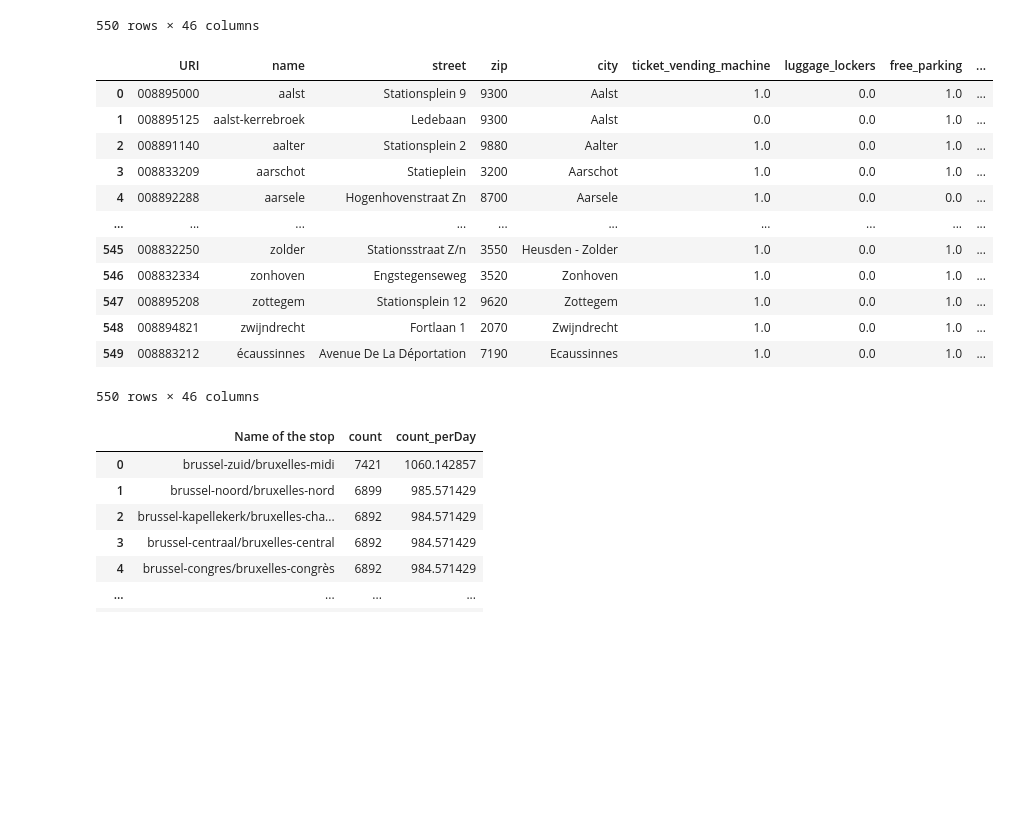
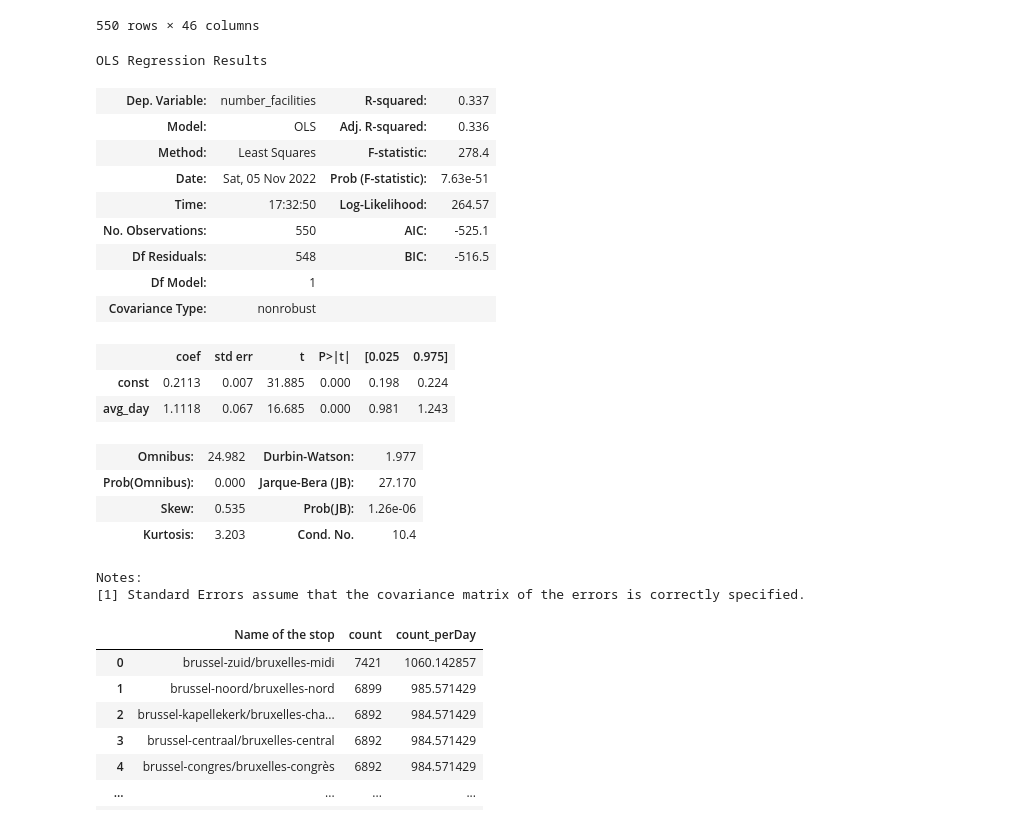
Before and after one commit to Seoyangsam/ACRM, a Jupyter notebook: src/Q17.ipynb, the cells around one changed output. Drawn from its saved outputs; the diff is of its cells as text; code cells hidden in the pictures; blank space fills up the shorter version.

```diff
--- a/src/Q17.ipynb
+++ b/src/Q17.ipynb
@@ -61,31 +61,36 @@ merge
 # %%
 #First we need to do scaling in order to be able to compare daily travelers with daily trains:
 scaler = MinMaxScaler()
 scaler.fit(merge[['avg_day', 'number_facilities']])
 merge[['avg_day', 'number_facilities']] = scaler.transform(merge[['avg_day', 'number_facilities']])
 #univariate regression for daily travelers:
 X = merge['avg_day']
 Y = merge['number_facilities']
 X = sm.add_constant(X) # adding a constant: Y = beta0 + beta1*X1 + beta2*X2 + espilon instead of Y = beta1*X1 + beta2*X2 + epsilon
 
 model = sm.OLS(Y, X).fit()
 print_model = model.summary()
 print_model
-merge
 # %% [output]
+OLS Regression Results
-|  | URI | name | street | zip | city | ticket_vending_machine | luggage_lockers | free_parking | ... |
-| 0 | 008895000 | aalst | Stationsplein 9 | 9300 | Aalst | 1.0 | 0.0 | 1.0 | ... |
-| 1 | 008895125 | aalst-kerrebroek | Ledebaan | 9300 | Aalst | 0.0 | 0.0 | 1.0 | ... |
-| 2 | 008891140 | aalter | Stationsplein 2 | 9880 | Aalter | 1.0 | 0.0 | 1.0 | ... |
-| 3 | 008833209 | aarschot | Statieplein | 3200 | Aarschot | 1.0 | 0.0 | 1.0 | ... |
-| 4 | 008892288 | aarsele | Hogenhovenstraat Zn | 8700 | Aarsele | 1.0 | 0.0 | 0.0 | ... |
-| ... | ... | ... | ... | ... | ... | ... | ... | ... | ... |
-| 545 | 008832250 | zolder | Stationsstraat Z/n | 3550 | Heusden - Zolder | 1.0 | 0.0 | 1.0 | ... |
-| 546 | 008832334 | zonhoven | Engstegenseweg | 3520 | Zonhoven | 1.0 | 0.0 | 1.0 | ... |
-| 547 | 008895208 | zottegem | Stationsplein 12 | 9620 | Zottegem | 1.0 | 0.0 | 1.0 | ... |
-| 548 | 008894821 | zwijndrecht | Fortlaan 1 | 2070 | Zwijndrecht | 1.0 | 0.0 | 1.0 | ... |
-| 549 | 008883212 | écaussinnes | Avenue De La Déportation | 7190 | Ecaussinnes | 1.0 | 0.0 | 1.0 | ... |
+| Dep. Variable: | number_facilities | R-squared: | 0.337 |
+| Model: | OLS | Adj. R-squared: | 0.336 |
+| Method: | Least Squares | F-statistic: | 278.4 |
+| Date: | Sat, 05 Nov 2022 | Prob (F-statistic): | 7.63e-51 |
+| Time: | 17:32:50 | Log-Likelihood: | 264.57 |
+| No. Observations: | 550 | AIC: | -525.1 |
+| Df Residuals: | 548 | BIC: | -516.5 |
+| Df Model: | 1 |  |  |
+| Covariance Type: | nonrobust |  |  |
-550 rows × 46 columns
+|  | coef | std err | t | P>|t| | [0.025 | 0.975] |
+| const | 0.2113 | 0.007 | 31.885 | 0.000 | 0.198 | 0.224 |
+| avg_day | 1.1118 | 0.067 | 16.685 | 0.000 | 0.981 | 1.243 |
+| Omnibus: | 24.982 | Durbin-Watson: | 1.977 |
+| Prob(Omnibus): | 0.000 | Jarque-Bera (JB): | 27.170 |
+| Skew: | 0.535 | Prob(JB): | 1.26e-06 |
+| Kurtosis: | 3.203 | Cond. No. | 10.4 |
+Notes:
+[1] Standard Errors assume that the covariance matrix of the errors is correctly specified.
 # %%
 ## Number of daily trains
 trips = data.full_trips
```
Also changed, not shown: 1 other file.
